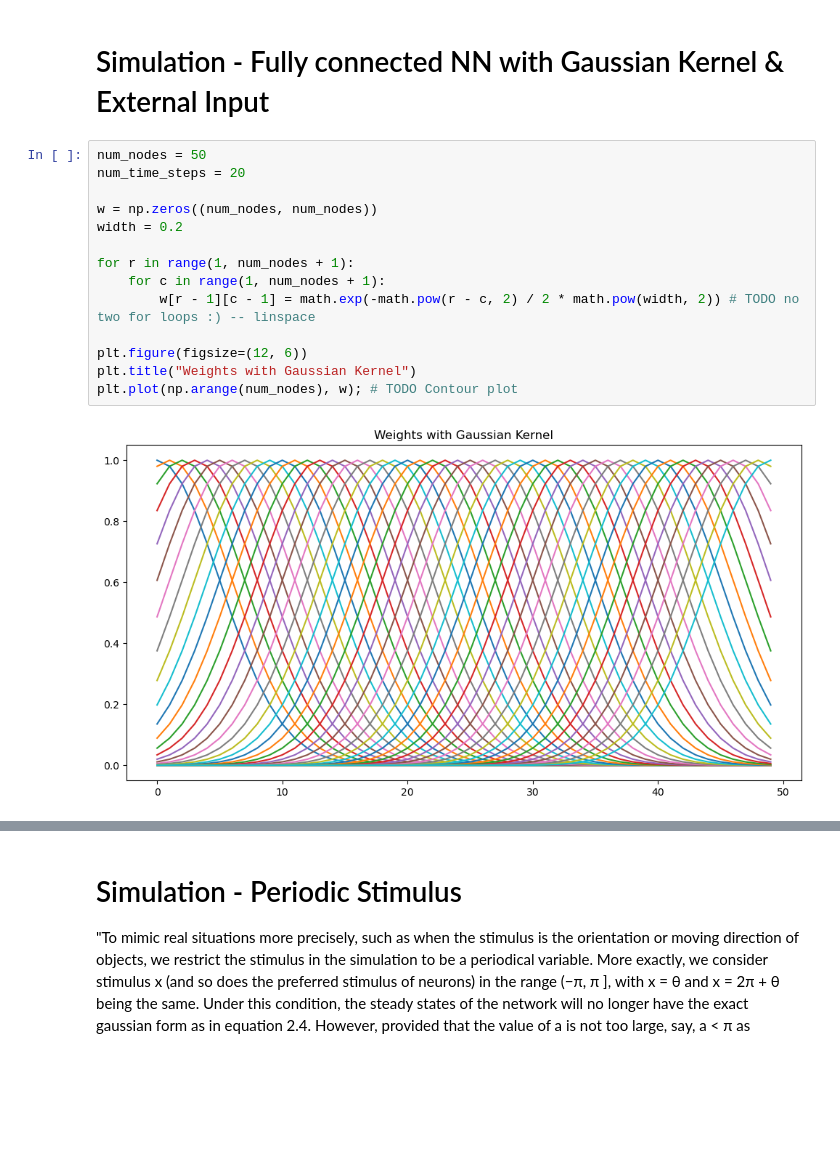
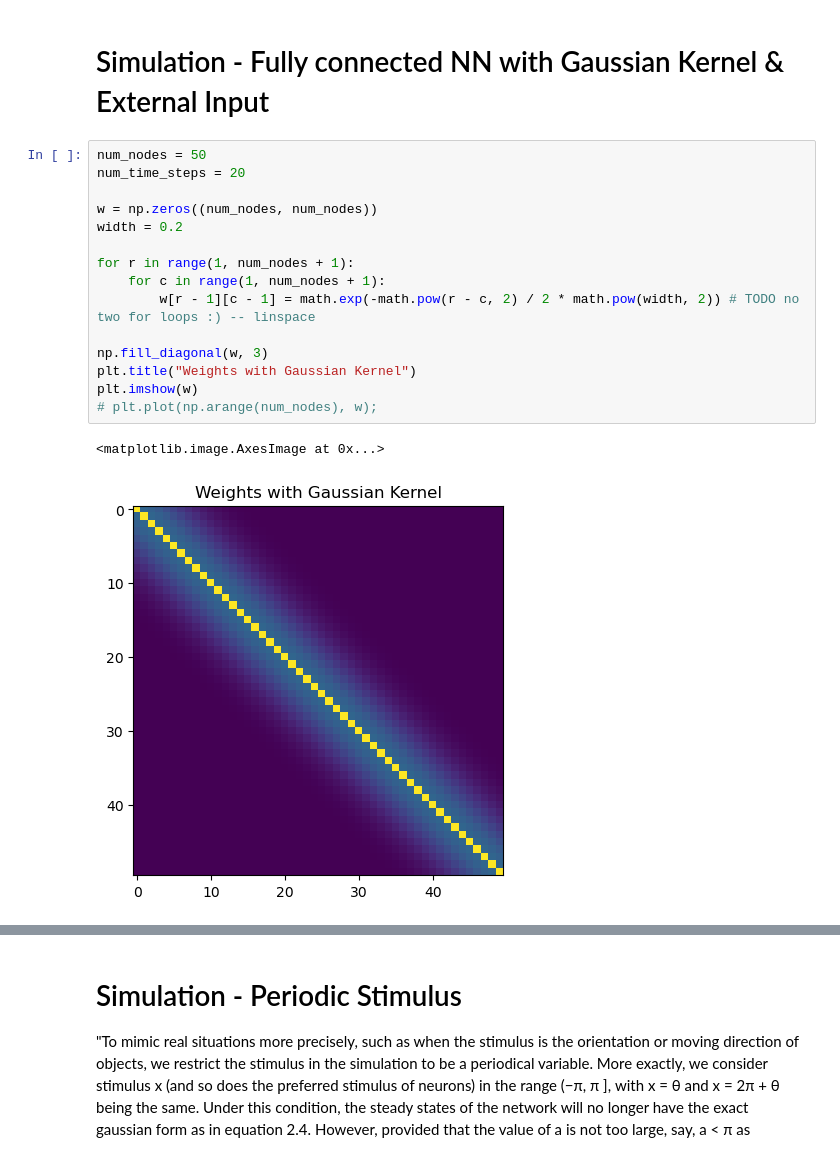
Before and after one commit to michealrm/Trappenberg_CAAN, a Jupyter notebook: caan_simulation.ipynb, the cells around one changed output, grey strips where cells are left out. Saved outputs shown, nothing was run; the diff lists cells and outputs as text; blank space fills up the shorter version.

```diff
--- a/caan_simulation.ipynb
+++ b/caan_simulation.ipynb
@@ -8,18 +8,20 @@ import scipy as sp
 # %%
 num_nodes = 50
 num_time_steps = 20
 
 w = np.zeros((num_nodes, num_nodes))
 width = 0.2
 
 for r in range(1, num_nodes + 1):
     for c in range(1, num_nodes + 1):
         w[r - 1][c - 1] = math.exp(-math.pow(r - c, 2) / 2 * math.pow(width, 2)) # TODO no two for loops :) -- linspace
 
-plt.figure(figsize=(12, 6))
+np.fill_diagonal(w, 3)
 plt.title("Weights with Gaussian Kernel")
-plt.plot(np.arange(num_nodes), w); # TODO Contour plot
+plt.imshow(w)
+# plt.plot(np.arange(num_nodes), w);
 # %% [output]
+<matplotlib.image.AxesImage at 0x...>
-[figure, old version]
+[figure, new version]
 # %%
 external_input = np.zeros((num_nodes, num_time_steps))
```
Also changed, not shown: parts of 8 cells of this notebook.
